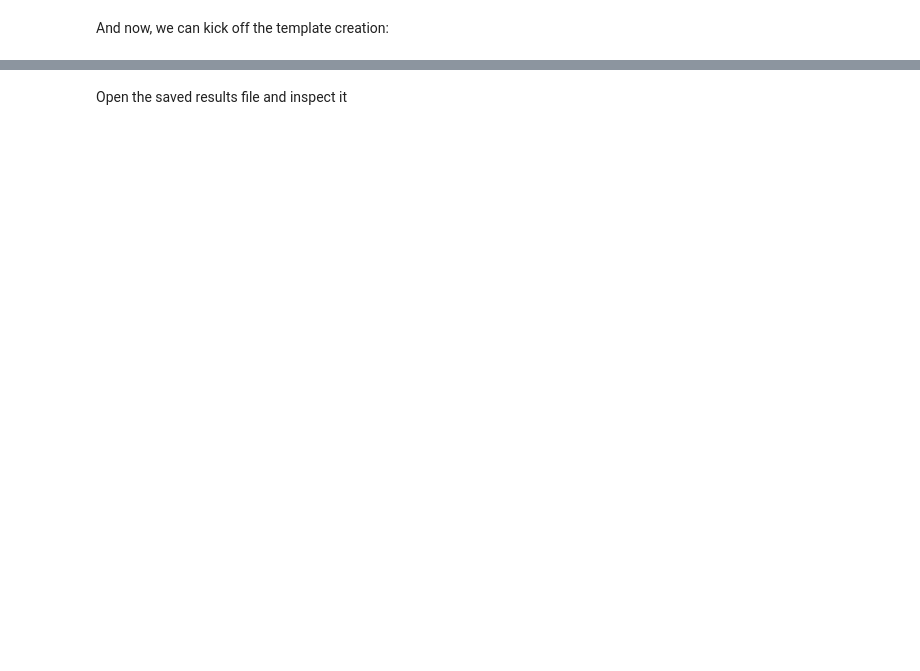
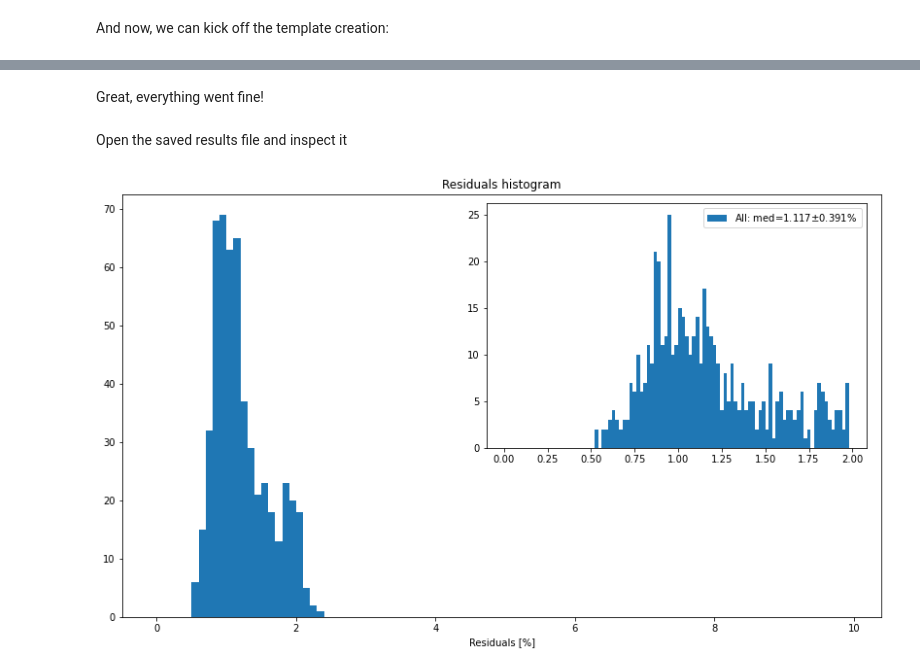
Before and after one commit to jaklusmeyer/APO_pyodine, a Jupyter notebook: docs/build/jupyter_execute/tutorial/template.ipynb, the cells around one changed output, grey strips where cells are left out. Drawn from its saved outputs; the diff is of its cells as text; code cells hidden in the pictures; blank space fills up the shorter version.

Commit message:
Tests of the template creation: through the tutorial Jupyter notebook, some small bugs found (results I/O, make sure to also correct that in the observation modelling routine...).

```diff
--- a/docs/build/jupyter_execute/tutorial/template.ipynb
+++ b/docs/build/jupyter_execute/tutorial/template.ipynb
@@ -33,17 +37,21 @@ Load the pathnames to the observations of the O-star with I2, and to the observa
 # %%
 # O-star observations to use for the modelling
-ostar_files = []
+ostar_dir = '/home/paul/data_song/data_ext/sigdra_template/2018-05-16/obs_ostar'
+ostar_files = [os.path.join(ostar_dir, f) for f in os.listdir(ostar_dir)]
+ostar_files.sort()
 
 # Stellar observations to use for the deconvolution
-temp_files = []
+temp_dir = '/home/paul/data_song/data_ext/sigdra_template/2018-05-16/obs_temp'
+temp_files = [os.path.join(temp_dir, f) for f in os.listdir(temp_dir)]
+temp_files.sort()
 
 # Output pathname for the template
-temp_outname = '/home/paul/data_song/templates/blub.h5'
+temp_outname = '/home/paul/data_song2/templates/temp_sigdra_2018-05-16.h5'
 
 # Output directory for plots and pathnames for modelling results
-plot_dir = ''
-res_files = ['',
-             '']
+plot_dir = '/home/paul/data_song2/data_res/sigdra/'
+res_files = ['/home/paul/data_song2/data_res/sigdra/sigdra_res0.h5',
+             '/home/paul/data_song2/data_res/sigdra/sigdra_res1.pkl']
 # %% [markdown]
 And now, we can kick off the template creation:
 # %%
@@ -52,2 +111,14 @@ pyodine_create_templates.create_template(utilities, Pars, ostar_files, temp_file
+# %% [markdown]
+Great, everything went fine!
 # %% [markdown]
 Open the saved results file and inspect it
+# %%
+fit_results_1 = pyodine.fitters.results_io.load_results(res_files[1], filetype='dill')
+
+chunks = pyodine.components.ChunkArray()
+for r in fit_results_1:
+    chunks.append(r.chunk)
+# %%
+residuals = pyodine.plot_lib.plot_residual_hist(fit_results_1, title='Residuals histogram', show_plot=True)
+# %% [output]
+[figure, added]
```
Also changed, not shown: parts of 11 cells of this notebook, 26 other files.
